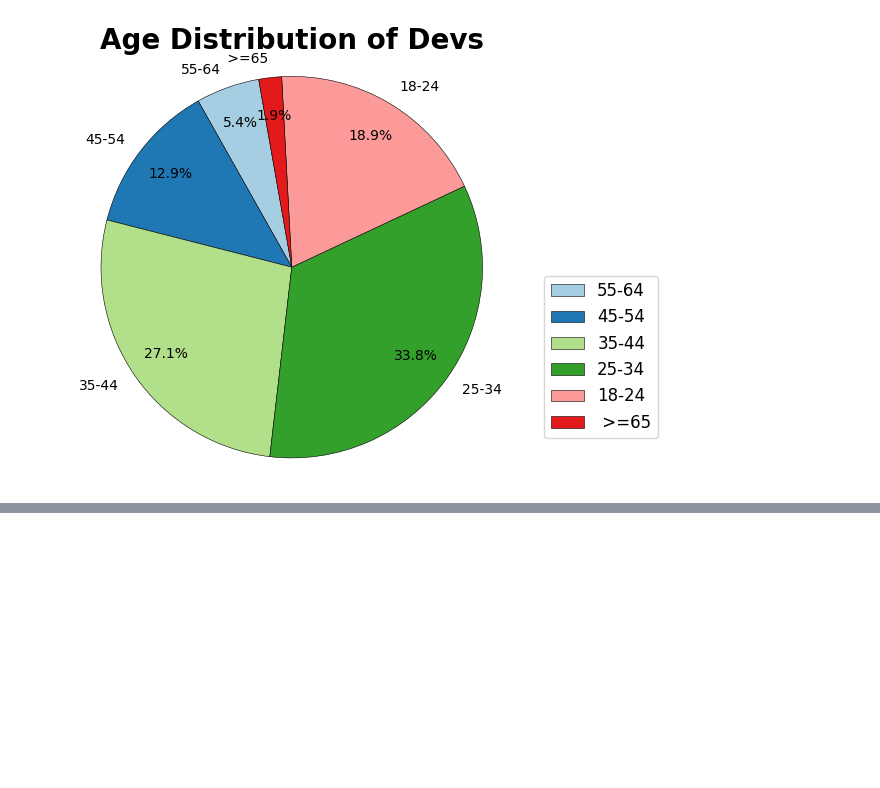
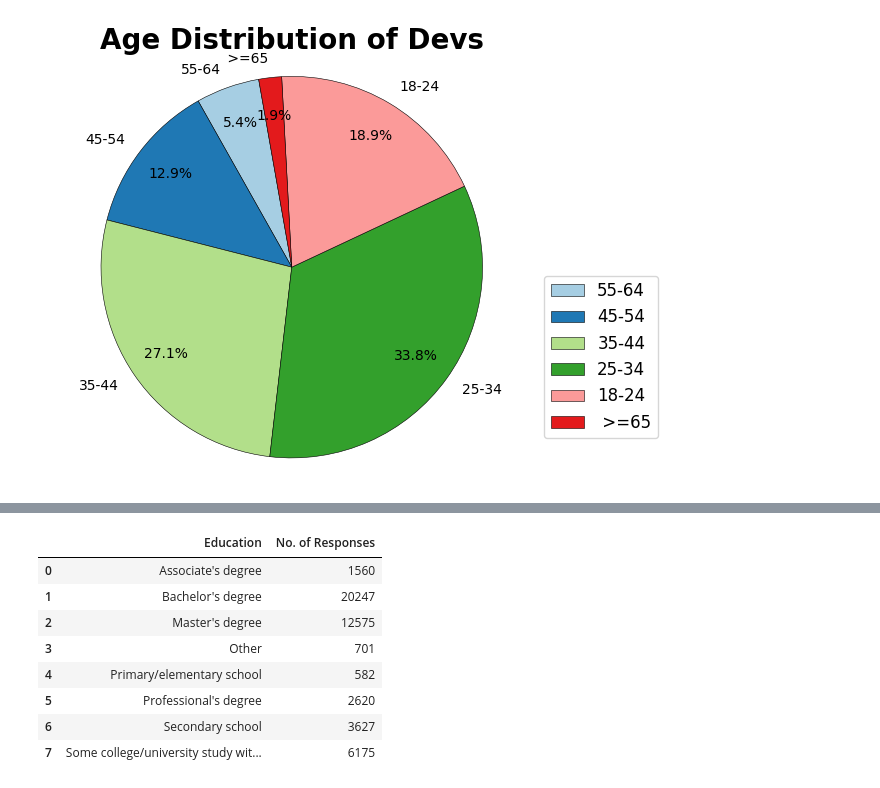
Before and after one commit to huyqng1412/stackoverflow_2025_project, a Jupyter notebook: so2025_vis.ipynb, the cells around one changed output, grey strips where cells are left out. Saved outputs shown, nothing was run; the diff lists cells and outputs as text; code cells hidden in the pictures; blank space fills up the shorter version.

```diff
--- a/so2025_vis.ipynb
+++ b/so2025_vis.ipynb
@@ -75,0 +113,35 @@ plt.show()
+# %%
+con.execute("""DROP TABLE IF EXISTS data_clean;""")
+con.execute("""
+    CREATE TABLE data_clean AS
+SELECT
+    CASE
+        WHEN LOWER(TRIM(edlevel)) LIKE '%associate%' THEN 'Associate''s degree'
+        WHEN LOWER(TRIM(edlevel)) LIKE '%professional%' THEN 'Professional''s degree'
+        WHEN LOWER(TRIM(edlevel)) LIKE '%master%' THEN 'Master''s degree'
+        WHEN LOWER(TRIM(edlevel)) LIKE '%bachelor%' THEN 'Bachelor''s degree'
+        WHEN LOWER(TRIM(edlevel)) LIKE '%secondary%' THEN 'Secondary school'
+        WHEN LOWER(TRIM(edlevel)) LIKE '%other%' THEN 'Other'
+        ELSE TRIM(edlevel)
+    END AS edlevel,
+    responseid
+FROM data
+""")
+result3 = con.sql("""
+    SELECT edlevel as 'Education', COUNT(responseid) AS "No. of Responses"
+    FROM data_clean
+    WHERE edlevel != 'NA'
+    GROUP BY edlevel
+    ORDER BY edlevel ASC
+""").df()
+result3
+# %% [output]
+|  | Education | No. of Responses |
+| 0 | Associate's degree | 1560 |
+| 1 | Bachelor's degree | 20247 |
+| 2 | Master's degree | 12575 |
+| 3 | Other | 701 |
+| 4 | Primary/elementary school | 582 |
+| 5 | Professional's degree | 2620 |
+| 6 | Secondary school | 3627 |
+| 7 | Some college/university study wit... | 6175 |
```
Also changed, not shown: parts of 2 cells of this notebook.
